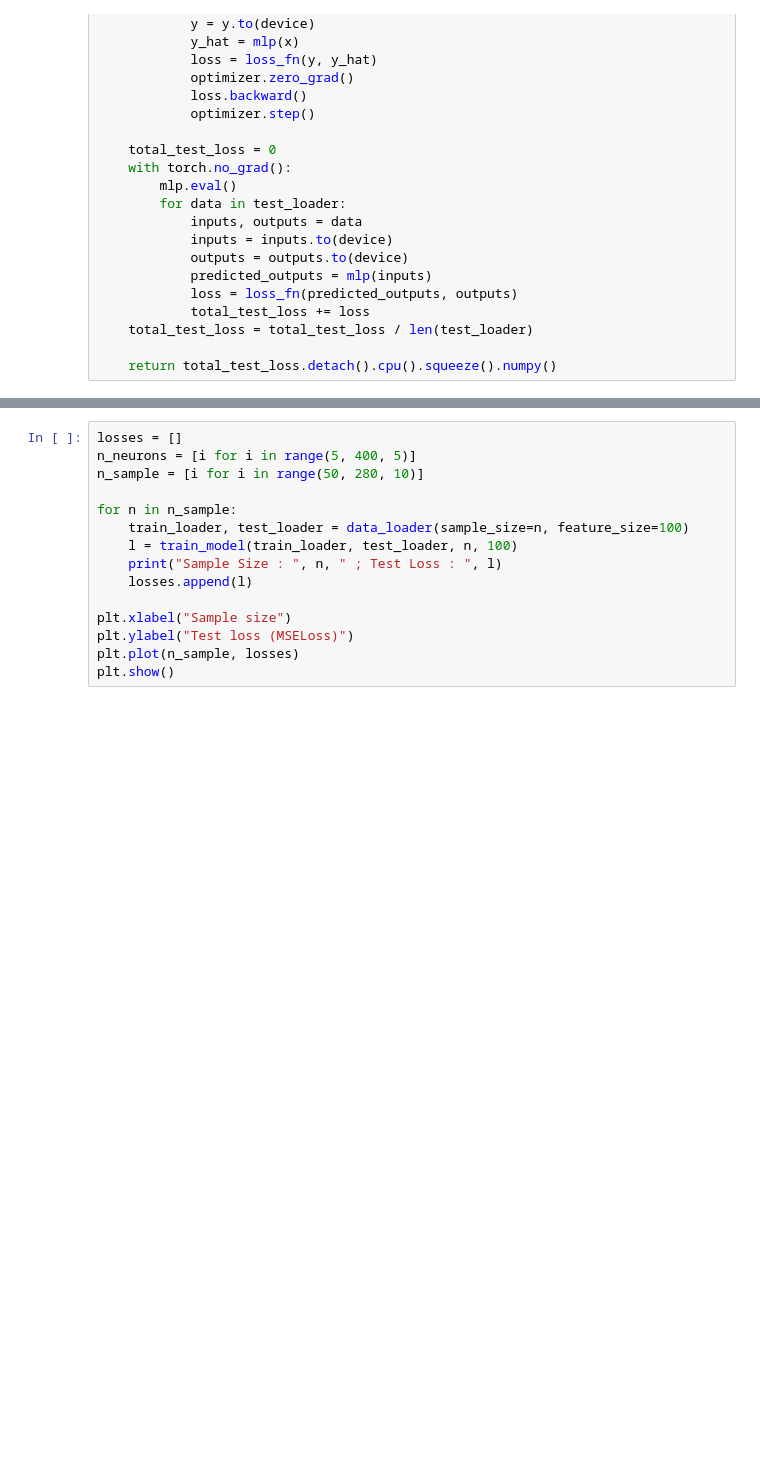
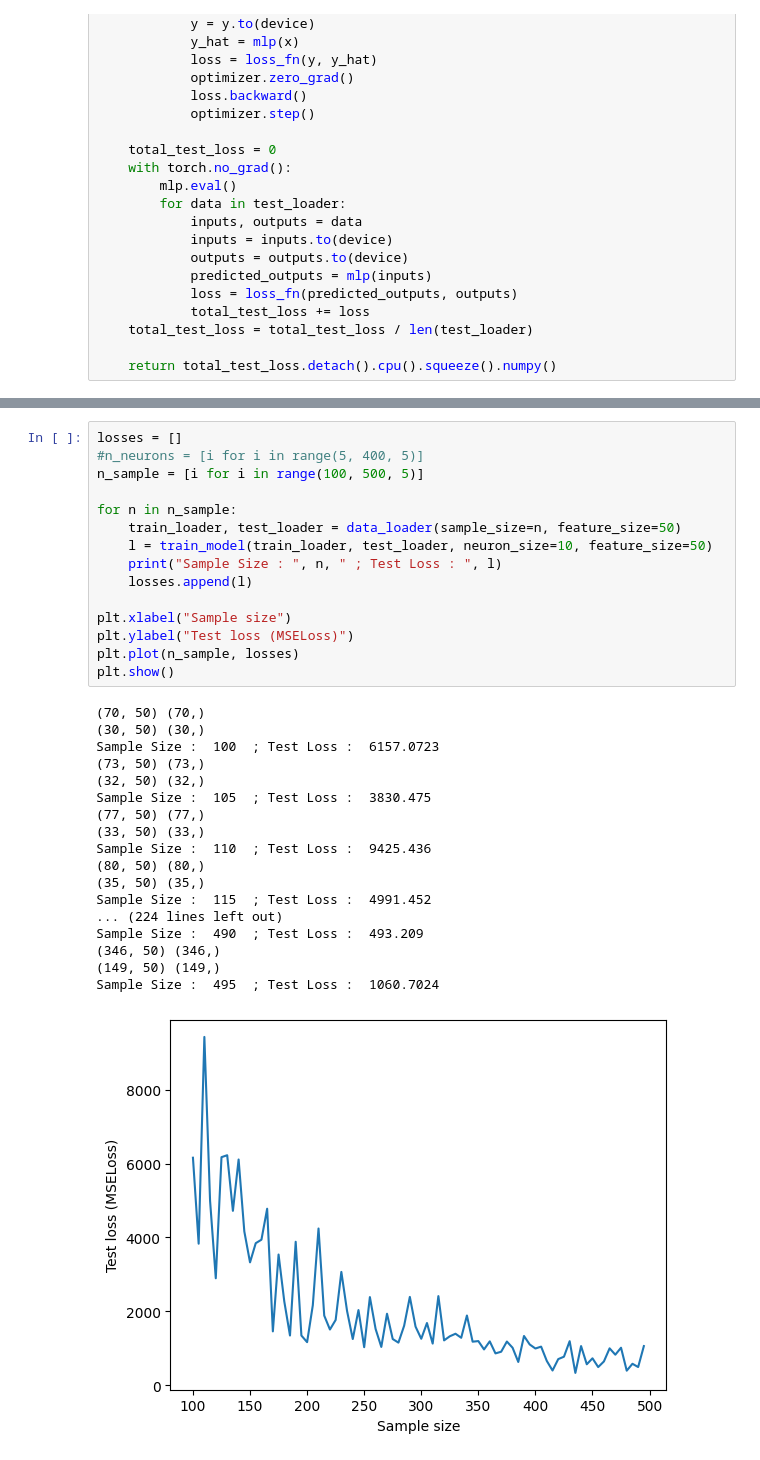
Before and after one commit to Yufei-Gu-451/parameter-wise-double-descent, a Jupyter notebook: workspace.ipynb, the cells around one changed output, grey strips where cells are left out. Drawn from its saved outputs; the diff is of its cells as text; blank space fills up the shorter version.

```diff
--- a/workspace.ipynb
+++ b/workspace.ipynb
@@ -226,18 +228,37 @@ Neuron Size :  59  ; Test Loss :  38.64959
 # %%
 losses = []
-n_neurons = [i for i in range(5, 400, 5)]
-n_sample = [i for i in range(50, 280, 10)]
+#n_neurons = [i for i in range(5, 400, 5)]
+n_sample = [i for i in range(100, 500, 5)]
 
 for n in n_sample:
-    train_loader, test_loader = data_loader(sample_size=n, feature_size=100)
-    l = train_model(train_loader, test_loader, n, 100)
+    train_loader, test_loader = data_loader(sample_size=n, feature_size=50)
+    l = train_model(train_loader, test_loader, neuron_size=10, feature_size=50)
     print("Sample Size : ", n, " ; Test Loss : ", l)
     losses.append(l)
 
 plt.xlabel("Sample size")
 plt.ylabel("Test loss (MSELoss)")
 plt.plot(n_sample, losses)
 plt.show()
+# %% [output]
+(70, 50) (70,)
+(30, 50) (30,)
+Sample Size :  100  ; Test Loss :  6157.0723
+(73, 50) (73,)
+(32, 50) (32,)
+Sample Size :  105  ; Test Loss :  3830.475
+(77, 50) (77,)
+(33, 50) (33,)
+Sample Size :  110  ; Test Loss :  9425.436
+(80, 50) (80,)
+(35, 50) (35,)
+Sample Size :  115  ; Test Loss :  4991.452
+... (224 lines left out)
+Sample Size :  490  ; Test Loss :  493.209
+(346, 50) (346,)
+(149, 50) (149,)
+Sample Size :  495  ; Test Loss :  1060.7024
+[figure, added]
 # %%
 losses = []
 n_feature = [i for i in range(1, 200, 10)]
```
Also changed, not shown: parts of 5 cells of this notebook.
